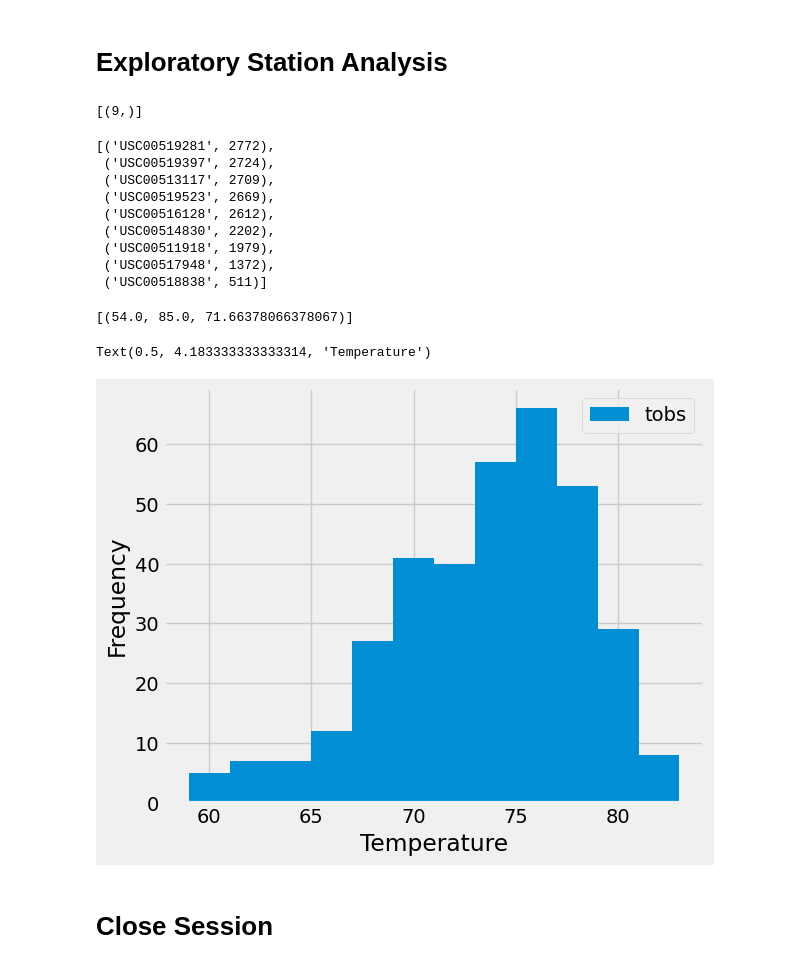
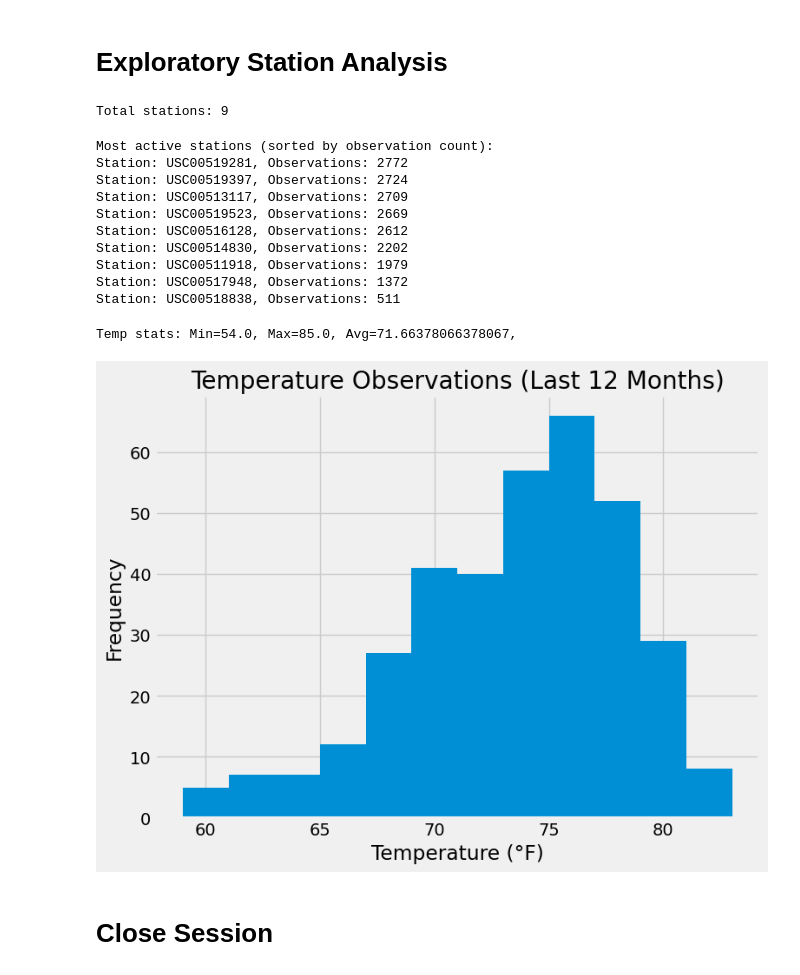
Before and after one commit to Sharkb8t/sqlalchemy-challenge, a Jupyter notebook: SurfsUp/climate.ipynb, the cells around one changed output. Cells and saved outputs as stored; diff of their text form; code cells hidden in the pictures.

```diff
--- a/SurfsUp/climate.ipynb
+++ b/SurfsUp/climate.ipynb
@@ -28,10 +31,17 @@ engine = create_engine("sqlite:///Resources/hawaii.sqlite")
 ['measurement', 'station']
 # %%
 # Save references to each table
+Measurement = Base.classes.measurement
+Station = Base.classes.station
 # %%
 # Create our session (link) from Python to the DB
+session = Session(engine)
 # %% [markdown]
 # Exploratory Precipitation Analysis
 # %%
 # Find the most recent date in the data set.
+most_recent_date = session.query(func.max(Measurement.date)).scalar()
+
+# Check the most recent date logged (should be '2017-08-23')
+print(most_recent_date)
 # %% [output]
@@ -72,31 +97,68 @@ Text(0, 0.5, 'Inches')
 # Exploratory Station Analysis
 # %%
 # Design a query to calculate the total number of stations in the dataset
+station_count = session.query(func.count(Station.station)).scalar()
+print(f"Total stations: {station_count}")
 # %% [output]
-[(9,)]
+Total stations: 9
 # %%
 # Design a query to find the most active stations (i.e. which stations have the most rows?)
 # List the stations and their counts in descending order.
+active_stations = session.query(
+        Measurement.station, func.count(Measurement.station)
+    )\
+    .group_by(Measurement.station)\
+    .order_by(func.count(Measurement.station).desc())\
+    .all()
+
+# Get the station with the most observations
+most_active_station = active_stations[0][0]
+
+# Print all active stations with their observation counts
+print("Most active stations (sorted by observation count):")
+for station, count in active_stations:
+    print(f"Station: {station}, Observations: {count}")
 # %% [output]
-[('USC00519281', 2772),
- ('USC00519397', 2724),
- ('USC00513117', 2709),
- ('USC00519523', 2669),
- ('USC00516128', 2612),
- ('USC00514830', 2202),
- ('USC00511918', 1979),
- ('USC00517948', 1372),
- ('USC00518838', 511)]
+Most active stations (sorted by observation count):
+Station: USC00519281, Observations: 2772
+Station: USC00519397, Observations: 2724
+Station: USC00513117, Observations: 2709
+Station: USC00519523, Observations: 2669
+Station: USC00516128, Observations: 2612
+Station: USC00514830, Observations: 2202
+Station: USC00511918, Observations: 1979
+Station: USC00517948, Observations: 1372
+Station: USC00518838, Observations: 511
 # %%
 # Using the most active station id from the previous query, calculate the lowest, highest, and average temperature.
+temp_stats = session.query(
+    func.min(Measurement.tobs),
+    func.avg(Measurement.tobs),
+    func.max(Measurement.tobs)
+).filter(Measurement.station == most_active_station).all()
+
+print(f"Temp stats: Min={temp_stats[0][0]}, Max={temp_stats[0][2]}, Avg={temp_stats[0][1]},")
 # %% [output]
-[(54.0, 85.0, 71.66378066378067)]
+Temp stats: Min=54.0, Max=85.0, Avg=71.66378066378067,
 # %%
 # Using the most active station id
 # Query the last 12 months of temperature observation data for this station and plot the results as a histogram
+
+tobs_data = session.query(Measurement.tobs)\
+    .filter(Measurement.station == most_active_station)\
+    .filter(Measurement.date >= one_year_ago).all()
+
+tobs_df = pd.DataFrame(tobs_data, columns=['tobs'])
+
+# Plot histogram
+tobs_df.plot.hist(bins=12, figsize=(8,6))
+plt.xlabel("Temperature (\u00b0F)")
+plt.ylabel("Frequency")
+plt.title("Temperature Observations (Last 12 Months)")
+plt.legend().remove()
+plt.show()
 # %% [output]
-Text(0.5, 4.183333333333314, 'Temperature')
-[figure, old version]
+[figure, new version]
 # %% [markdown]
 # Close Session
 # %%
```
Also changed, not shown: parts of 5 cells of this notebook, 1 other file.
